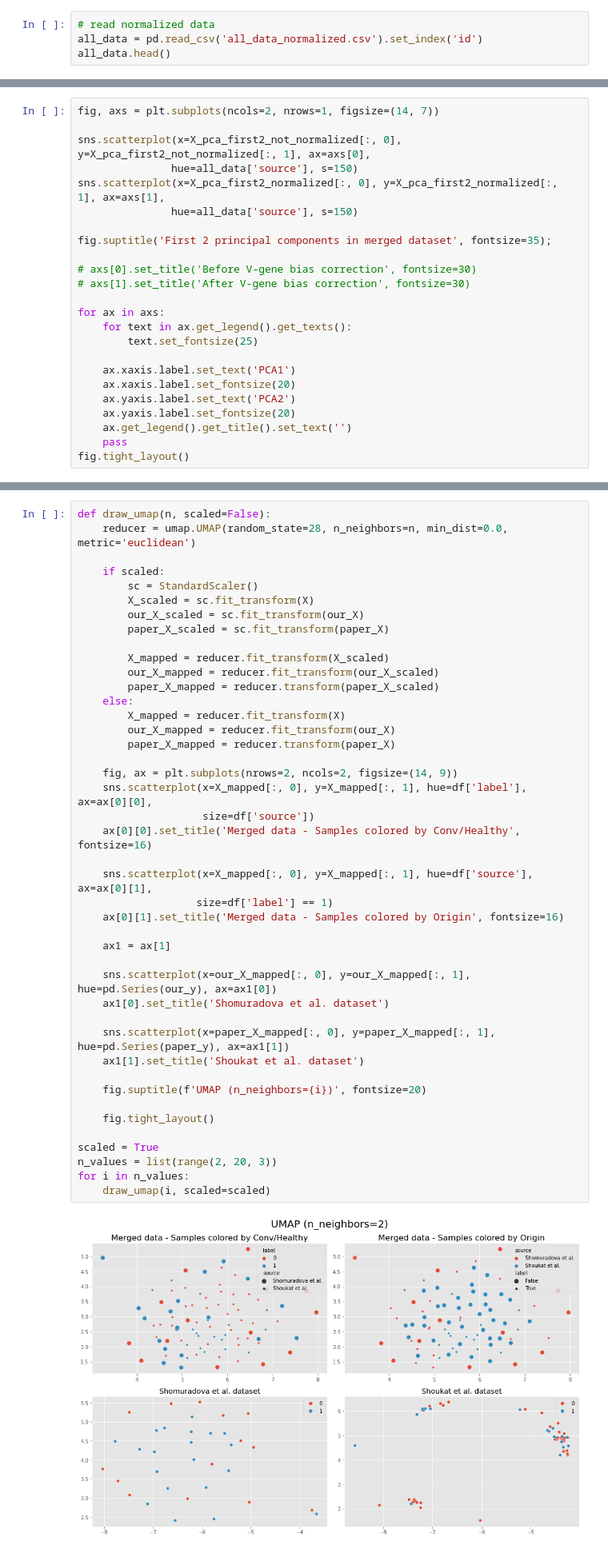
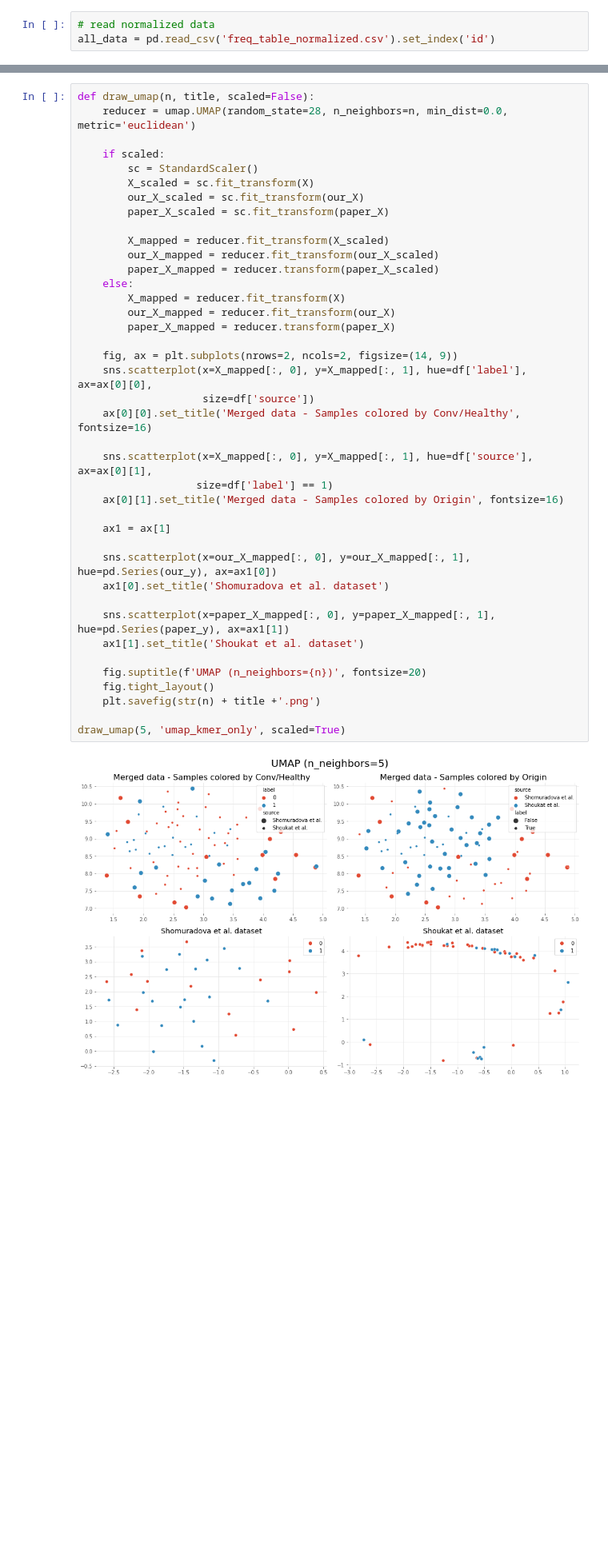
Before and after one commit to antigenomics/bioinf-cov-classifier, a Jupyter notebook: sample-classifier/SampleClassification.ipynb, the cells around one changed output, grey strips where cells are left out. Shown at 80% size. Drawn from its saved outputs; the diff is of its cells as text; blank space fills up the shorter version.

```diff
--- a/sample-classifier/SampleClassification.ipynb
+++ b/sample-classifier/SampleClassification.ipynb
@@ -206,4 +197,3 @@ all_data.head()
 # %%
 # read normalized data
-all_data = pd.read_csv('all_data_normalized.csv').set_index('id')
-all_data.head()
+all_data = pd.read_csv('freq_table_normalized.csv').set_index('id')
@@ -484,26 +371,2 @@ X_pca_first2_not_normalized = pca.fit_transform(X)
-# %%
-fig, axs = plt.subplots(ncols=2, nrows=1, figsize=(14, 7))
-
-sns.scatterplot(x=X_pca_first2_not_normalized[:, 0], y=X_pca_first2_not_normalized[:, 1], ax=axs[0],
-               hue=all_data['source'], s=150)
-sns.scatterplot(x=X_pca_first2_normalized[:, 0], y=X_pca_first2_normalized[:, 1], ax=axs[1],
-               hue=all_data['source'], s=150)
-
-fig.suptitle('First 2 principal components in merged dataset', fontsize=35);
-
-# axs[0].set_title('Before V-gene bias correction', fontsize=30)
-# axs[1].set_title('After V-gene bias correction', fontsize=30)
-
-for ax in axs:
-    for text in ax.get_legend().get_texts():
-        text.set_fontsize(25)
-
-    ax.xaxis.label.set_text('PCA1')
-    ax.xaxis.label.set_fontsize(20)
-    ax.yaxis.label.set_text('PCA2')
-    ax.yaxis.label.set_fontsize(20)
-    ax.get_legend().get_title().set_text('')
-    pass
-fig.tight_layout()
 # %% [markdown]
 ### UMAP
@@ -518,5 +373,5 @@ paper_X.shape
 # %%
-def draw_umap(n, scaled=False):
+def draw_umap(n, title, scaled=False):
     reducer = umap.UMAP(random_state=28, n_neighbors=n, min_dist=0.0, metric='euclidean')
 
     if scaled:
@@ -525,38 +380,35 @@ def draw_umap(n, scaled=False):
         our_X_scaled = sc.fit_transform(our_X)
         paper_X_scaled = sc.fit_transform(paper_X)
 
         X_mapped = reducer.fit_transform(X_scaled)
         our_X_mapped = reducer.fit_transform(our_X_scaled)
         paper_X_mapped = reducer.transform(paper_X_scaled)
     else:
         X_mapped = reducer.fit_transform(X)
         our_X_mapped = reducer.fit_transform(our_X)
         paper_X_mapped = reducer.transform(paper_X)
 
     fig, ax = plt.subplots(nrows=2, ncols=2, figsize=(14, 9))
     sns.scatterplot(x=X_mapped[:, 0], y=X_mapped[:, 1], hue=df['label'], ax=ax[0][0],
                     size=df['source'])
     ax[0][0].set_title('Merged data - Samples colored by Conv/Healthy', fontsize=16)
 
     sns.scatterplot(x=X_mapped[:, 0], y=X_mapped[:, 1], hue=df['source'], ax=ax[0][1],
                    size=df['label'] == 1)
     ax[0][1].set_title('Merged data - Samples colored by Origin', fontsize=16)
 
     ax1 = ax[1]
 
     sns.scatterplot(x=our_X_mapped[:, 0], y=our_X_mapped[:, 1], hue=pd.Series(our_y), ax=ax1[0])
     ax1[0].set_title('Shomuradova et al. dataset')
 
     sns.scatterplot(x=paper_X_mapped[:, 0], y=paper_X_mapped[:, 1], hue=pd.Series(paper_y), ax=ax1[1])
     ax1[1].set_title('Shoukat et al. dataset')
 
-    fig.suptitle(f'UMAP (n_neighbors={i})', fontsize=20)
+    fig.suptitle(f'UMAP (n_neighbors={n})', fontsize=20)
+    fig.tight_layout()
+    plt.savefig(str(n) + title +'.png')
 
-    fig.tight_layout()
-
-scaled = True
-n_values = list(range(2, 20, 3))
-for i in n_values:
-    draw_umap(i, scaled=scaled)
+draw_umap(5, 'umap_kmer_only', scaled=True)
 # %% [output]
-[figure, old version]
+[figure, new version]
```
Also changed, not shown: parts of 77 cells of this notebook.
